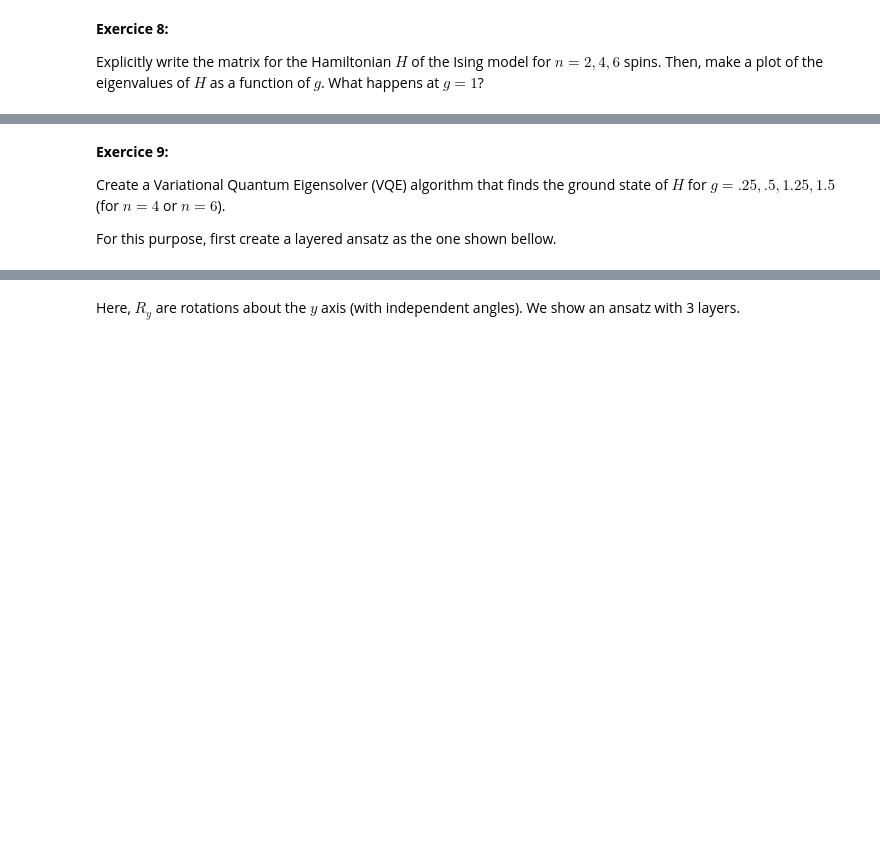
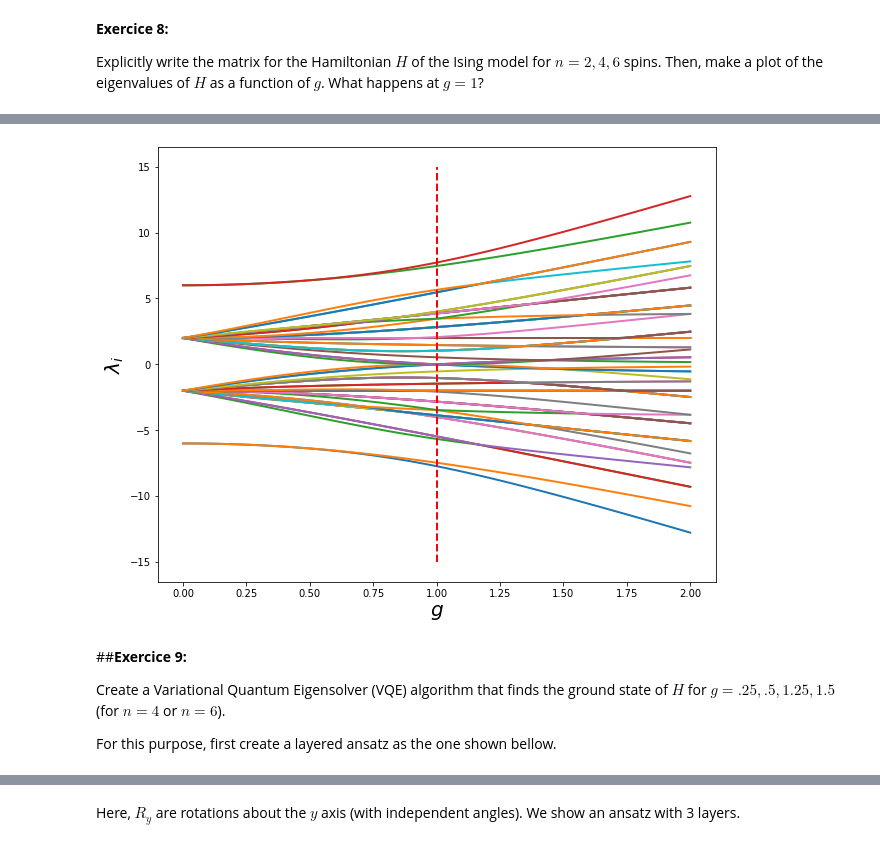
Before and after one commit to deleonja/pwf2021_qml, a Jupyter notebook: QML_practical_exercises.ipynb, the cells around one changed output, grey strips where cells are left out. Cells and saved outputs as stored; diff of their text form; code cells hidden in the pictures; blank space fills up the shorter version.

```diff
--- a/QML_practical_exercises.ipynb
+++ b/QML_practical_exercises.ipynb
@@ -473,5 +554,22 @@ Explicitly write the matrix for the Hamiltonian $H$ of the Ising model for $n=2,
+# %%
+g = np.linspace(0,2,100)
+
+eigvals_H_Ising = []
+
+for i in range(100):
+  eigvals_H_Ising.append(np.linalg.eigvalsh(H_Ising(6, g[i])))
+# %%
+plt.figure(figsize=(10,8))
+for i in range(64):
+  plt.plot(g, np.array(eigvals_H_Ising)[:,i], linewidth=2)
+plt.plot([1]*10,np.linspace(-15,15,10),'r--', linewidth=2)
+plt.ylabel(r'$\lambda_i$',size=20)
+plt.xlabel(r'$g$',size=20)
+plt.show()
+# %% [output]
+[figure, added]
 # %% [markdown]
-**Exercice 9:**
+##**Exercice 9:**
 
 Create a Variational Quantum Eigensolver (VQE) algorithm that finds the ground state of $H$ for $g=.25,.5,1.25,1.5$ (for $n=4$ or $n=6$).
 
```
Also changed, not shown: parts of 15 cells of this notebook.
